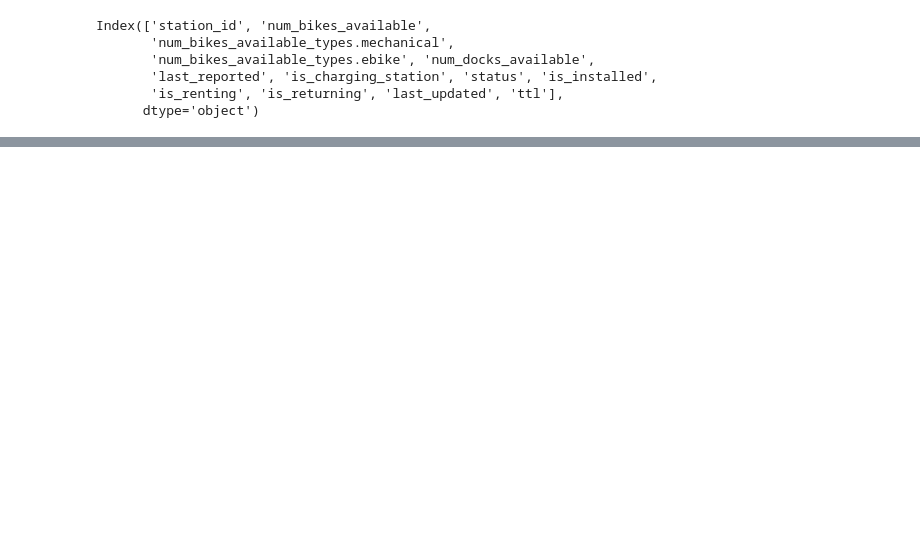
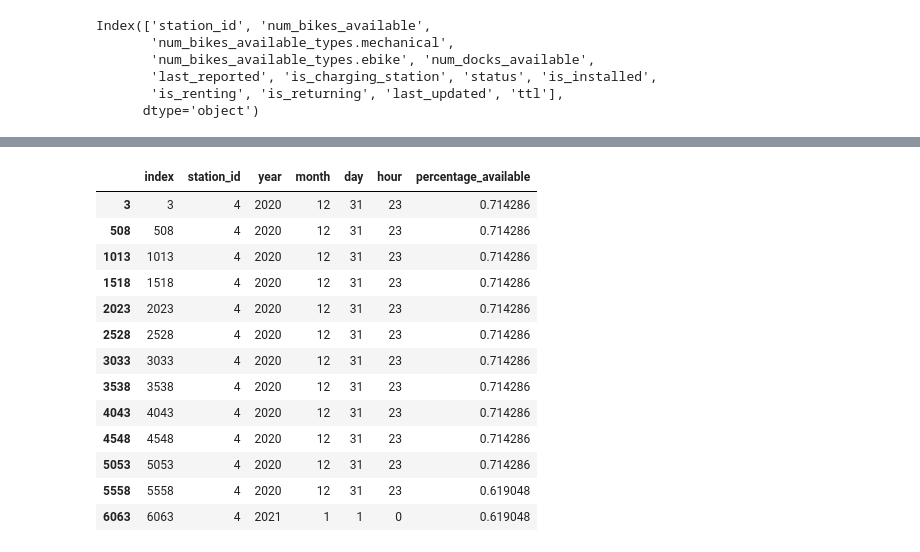
Before and after one commit to carlotalacasav/Gorrapiedra-proyecto, a Jupyter notebook: formats_marina.ipynb, the cells around one changed output, grey strips where cells are left out. Saved outputs shown, nothing was run; the diff lists cells and outputs as text; code cells hidden in the pictures; blank space fills up the shorter version.

```diff
--- a/formats_marina.ipynb
+++ b/formats_marina.ipynb
@@ -67,0 +118,17 @@ print(data)
+# %%
+output_data[output_data['station_id']==4].head(13)
+# %% [output]
+|  | index | station_id | year | month | day | hour | percentage_available |
+| 3 | 3 | 4 | 2020 | 12 | 31 | 23 | 0.714286 |
+| 508 | 508 | 4 | 2020 | 12 | 31 | 23 | 0.714286 |
+| 1013 | 1013 | 4 | 2020 | 12 | 31 | 23 | 0.714286 |
+| 1518 | 1518 | 4 | 2020 | 12 | 31 | 23 | 0.714286 |
+| 2023 | 2023 | 4 | 2020 | 12 | 31 | 23 | 0.714286 |
+| 2528 | 2528 | 4 | 2020 | 12 | 31 | 23 | 0.714286 |
+| 3033 | 3033 | 4 | 2020 | 12 | 31 | 23 | 0.714286 |
+| 3538 | 3538 | 4 | 2020 | 12 | 31 | 23 | 0.714286 |
+| 4043 | 4043 | 4 | 2020 | 12 | 31 | 23 | 0.714286 |
+| 4548 | 4548 | 4 | 2020 | 12 | 31 | 23 | 0.714286 |
+| 5053 | 5053 | 4 | 2020 | 12 | 31 | 23 | 0.714286 |
+| 5558 | 5558 | 4 | 2020 | 12 | 31 | 23 | 0.619048 |
+| 6063 | 6063 | 4 | 2021 | 1 | 1 | 0 | 0.619048 |
```
Also changed, not shown: parts of 9 cells of this notebook.
